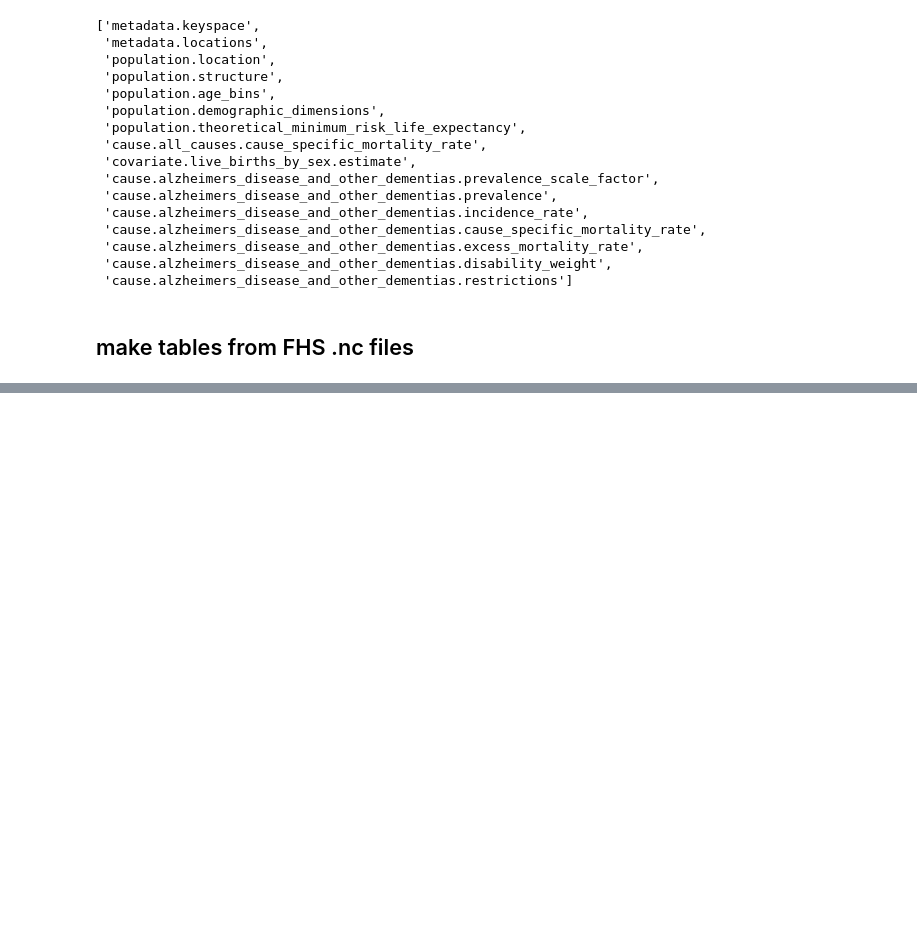
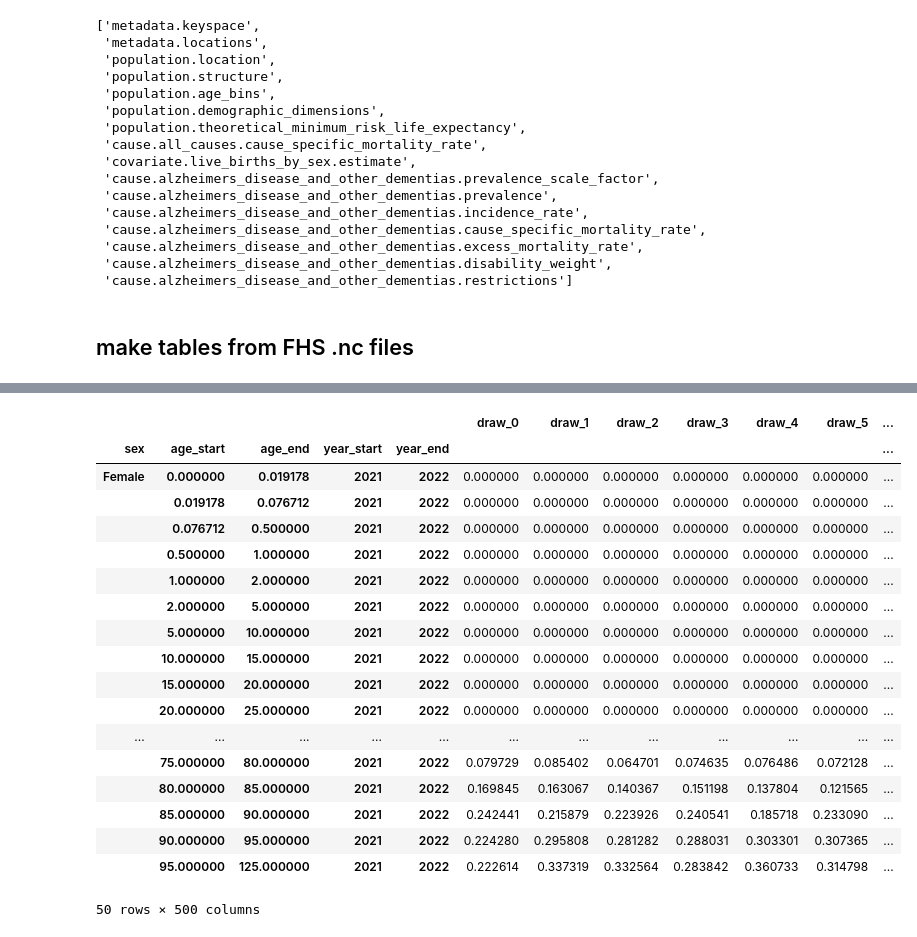
Before and after one commit to ihmeuw/vivarium_csu_alzheimers, a Jupyter notebook: src/vivarium_csu_alzheimers/data/population_forecasts/2025_08_12a_alz_artifact_forecast_population_and_mortality.ipynb, the cells around one changed output, grey strips where cells are left out. Cells and saved outputs as stored; diff of their text form; code cells hidden in the pictures; blank space fills up the shorter version.

```diff
--- a/src/vivarium_csu_alzheimers/data/population_forecasts/2025_08_12a_alz_artifact_forecast_population_and_mortality.ipynb
+++ b/src/vivarium_csu_alzheimers/data/population_forecasts/2025_08_12a_alz_artifact_forecast_population_and_mortality.ipynb
@@ -23,6 +23,8 @@ new_artifact_dir = '/mnt/team/simulation_science/pub/models/vivarium_csu_alzheim
 # %%
 # take a look at what we are planning to replace
-art = vivarium.Artifact(f'{new_artifact_dir}/united_states_of_america.hdf') # TODO: make this generate for any location
+art = vivarium.Artifact(
+    f"{new_artifact_dir}/china.hdf"
+)  # TODO: make this generate for any location
 art.keys
 # %% [output]
 ['metadata.keyspace',
@@ -149,6 +271,27 @@ art.replace('population.age_bins', new_pop_bins)
 # %%
 # now we need to replicate the prevalence scale factor for each year
-df = art.load('cause.alzheimers_disease_and_other_dementias.prevalence_scale_factor')
+df = art.load("cause.alzheimers_disease_and_other_dementias.prevalence_scale_factor")
+df
+# %% [output]
+|  |  |  |  |  | draw_0 | draw_1 | draw_2 | draw_3 | draw_4 | draw_5 | ... |
+| sex | age_start | age_end | year_start | year_end |  |  |  |  |  |  | ... |
+| Female | 0.000000 | 0.019178 | 2021 | 2022 | 0.000000 | 0.000000 | 0.000000 | 0.000000 | 0.000000 | 0.000000 | ... |
+|  | 0.019178 | 0.076712 | 2021 | 2022 | 0.000000 | 0.000000 | 0.000000 | 0.000000 | 0.000000 | 0.000000 | ... |
+|  | 0.076712 | 0.500000 | 2021 | 2022 | 0.000000 | 0.000000 | 0.000000 | 0.000000 | 0.000000 | 0.000000 | ... |
+|  | 0.500000 | 1.000000 | 2021 | 2022 | 0.000000 | 0.000000 | 0.000000 | 0.000000 | 0.000000 | 0.000000 | ... |
+|  | 1.000000 | 2.000000 | 2021 | 2022 | 0.000000 | 0.000000 | 0.000000 | 0.000000 | 0.000000 | 0.000000 | ... |
+|  | 2.000000 | 5.000000 | 2021 | 2022 | 0.000000 | 0.000000 | 0.000000 | 0.000000 | 0.000000 | 0.000000 | ... |
+|  | 5.000000 | 10.000000 | 2021 | 2022 | 0.000000 | 0.000000 | 0.000000 | 0.000000 | 0.000000 | 0.000000 | ... |
+|  | 10.000000 | 15.000000 | 2021 | 2022 | 0.000000 | 0.000000 | 0.000000 | 0.000000 | 0.000000 | 0.000000 | ... |
+|  | 15.000000 | 20.000000 | 2021 | 2022 | 0.000000 | 0.000000 | 0.000000 | 0.000000 | 0.000000 | 0.000000 | ... |
+|  | 20.000000 | 25.000000 | 2021 | 2022 | 0.000000 | 0.000000 | 0.000000 | 0.000000 | 0.000000 | 0.000000 | ... |
+| ... | ... | ... | ... | ... | ... | ... | ... | ... | ... | ... | ... |
+|  | 75.000000 | 80.000000 | 2021 | 2022 | 0.079729 | 0.085402 | 0.064701 | 0.074635 | 0.076486 | 0.072128 | ... |
+|  | 80.000000 | 85.000000 | 2021 | 2022 | 0.169845 | 0.163067 | 0.140367 | 0.151198 | 0.137804 | 0.121565 | ... |
+|  | 85.000000 | 90.000000 | 2021 | 2022 | 0.242441 | 0.215879 | 0.223926 | 0.240541 | 0.185718 | 0.233090 | ... |
+|  | 90.000000 | 95.000000 | 2021 | 2022 | 0.224280 | 0.295808 | 0.281282 | 0.288031 | 0.303301 | 0.307365 | ... |
+|  | 95.000000 | 125.000000 | 2021 | 2022 | 0.222614 | 0.337319 | 0.332564 | 0.283842 | 0.360733 | 0.314798 | ... |
+50 rows × 500 columns
 # %%
 index_cols = list(df.index.names)
 df = df.reset_index()
```
Also changed, not shown: parts of 17 cells of this notebook, 1 other file.
